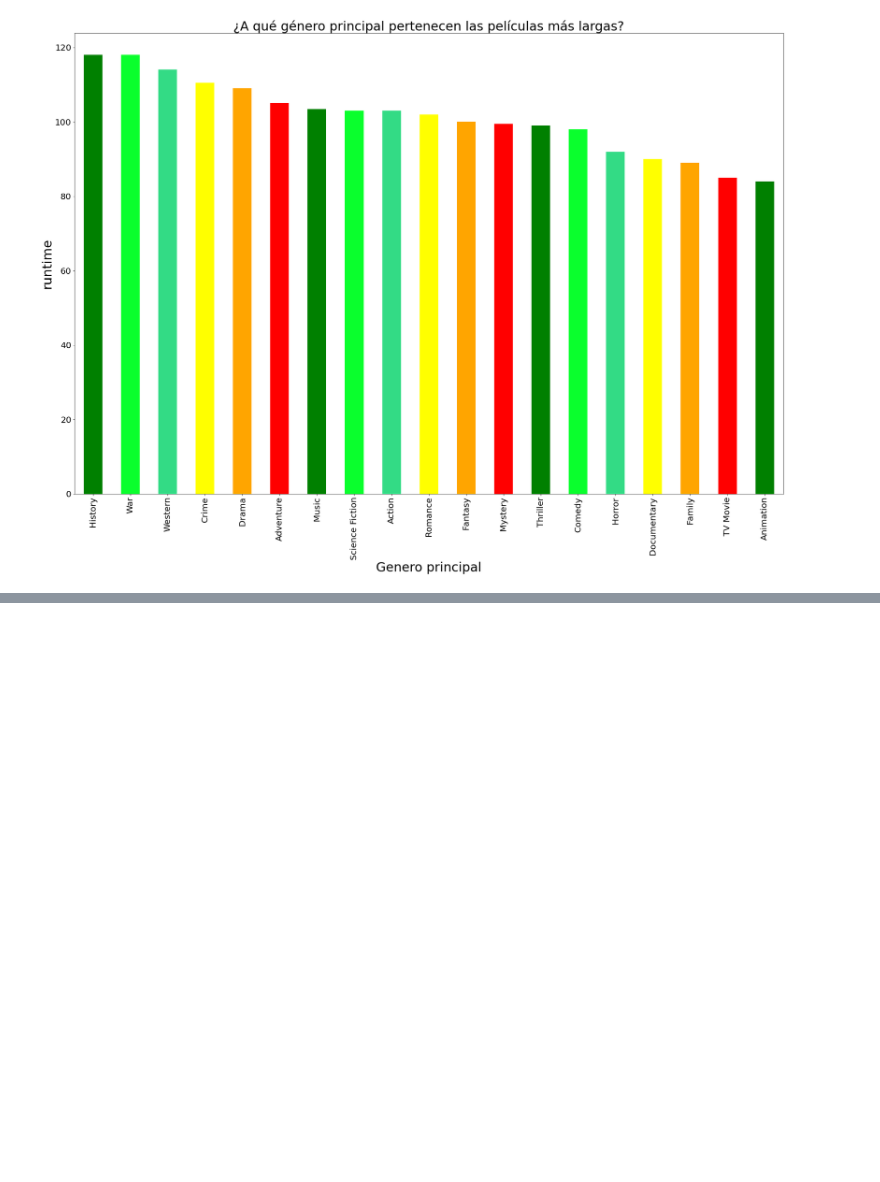
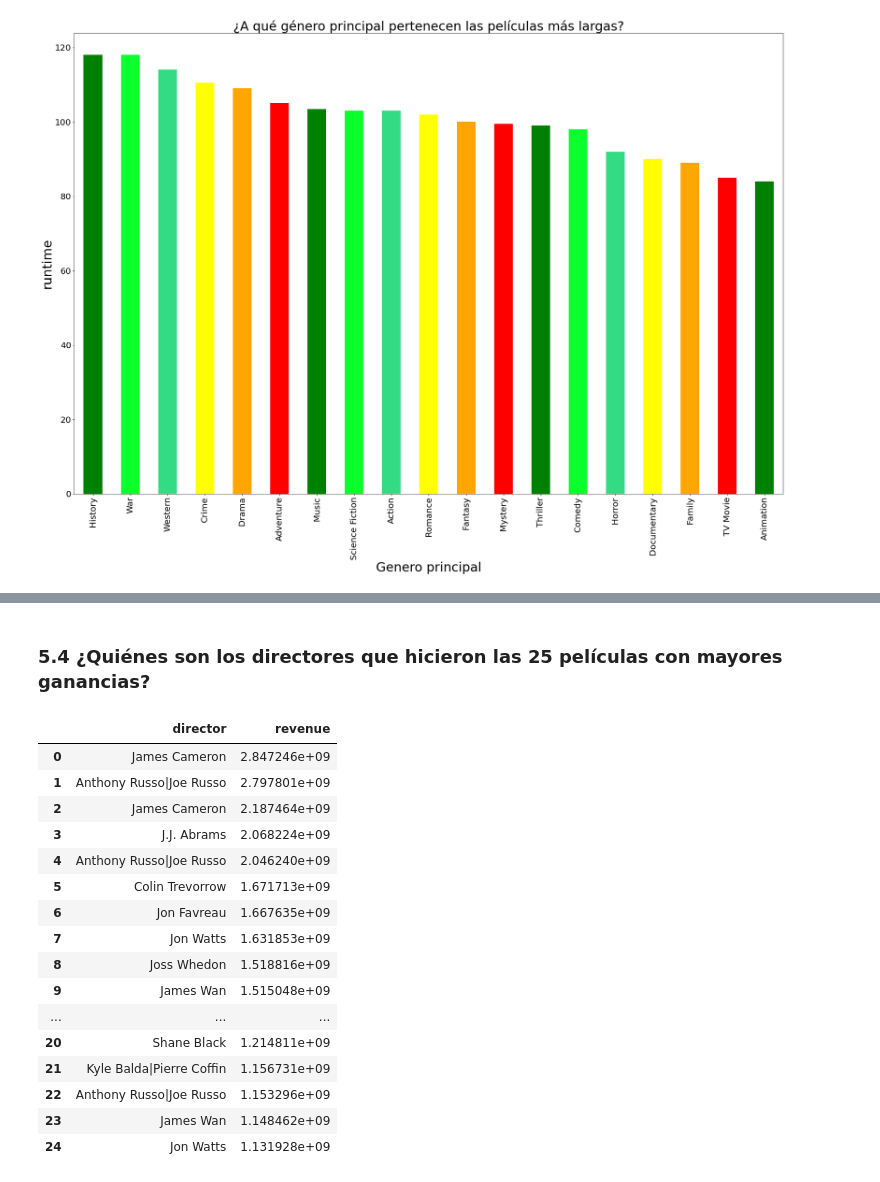
Before and after one commit to Carlos21122000/Analisis-Exploratorio, a Jupyter notebook: Hoja de Trabajo 1.ipynb, the cells around one changed output, grey strips where cells are left out. Drawn from its saved outputs; the diff is of its cells as text; code cells hidden in the pictures; blank space fills up the shorter version.

```diff
--- a/Hoja de Trabajo 1.ipynb
+++ b/Hoja de Trabajo 1.ipynb
@@ -657,0 +710,24 @@ Text(0.5, 0, 'Genero principal')
+# %% [markdown]
+### 5.4 ¿Quiénes son los directores que hicieron las 25 películas con mayores ganancias?
+# %%
+revenueTop = datos.sort_values(by='revenue', ascending=False).reset_index(drop=True)
+revenueTop = revenueTop.filter(['director','revenue'],axis=1)
+revenueTop.head(n=25)
+# %% [output]
+|  | director | revenue |
+| 0 | James Cameron | 2.847246e+09 |
+| 1 | Anthony Russo|Joe Russo | 2.797801e+09 |
+| 2 | James Cameron | 2.187464e+09 |
+| 3 | J.J. Abrams | 2.068224e+09 |
+| 4 | Anthony Russo|Joe Russo | 2.046240e+09 |
+| 5 | Colin Trevorrow | 1.671713e+09 |
+| 6 | Jon Favreau | 1.667635e+09 |
+| 7 | Jon Watts | 1.631853e+09 |
+| 8 | Joss Whedon | 1.518816e+09 |
+| 9 | James Wan | 1.515048e+09 |
+| ... | ... | ... |
+| 20 | Shane Black | 1.214811e+09 |
+| 21 | Kyle Balda|Pierre Coffin | 1.156731e+09 |
+| 22 | Anthony Russo|Joe Russo | 1.153296e+09 |
+| 23 | James Wan | 1.148462e+09 |
+| 24 | Jon Watts | 1.131928e+09 |
```
Also changed, not shown: parts of 17 cells of this notebook.
